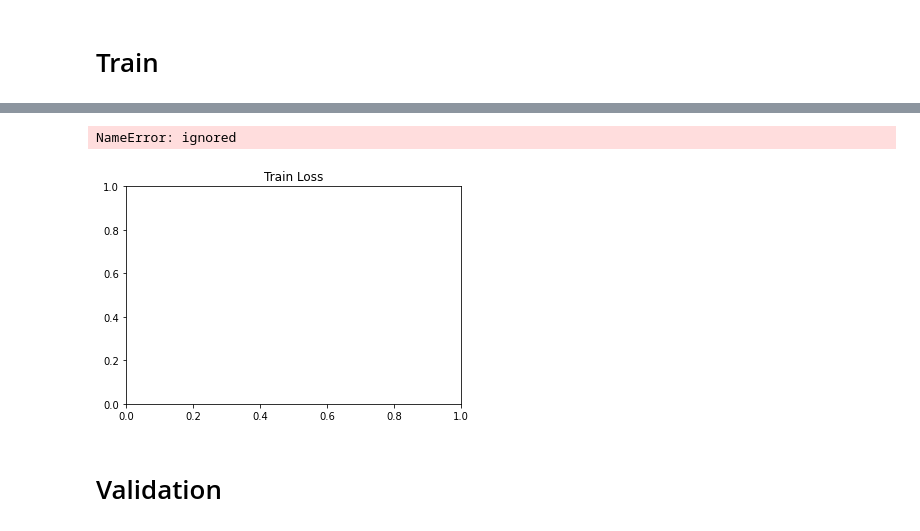
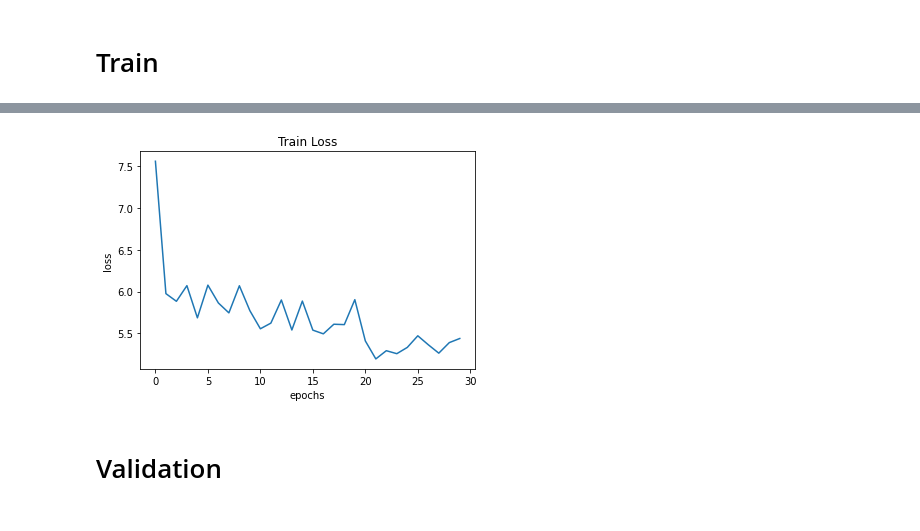
Before and after one commit to khanma1962/Fire_Detection_Fast_RCNN, a Jupyter notebook: Fire_Detection.ipynb, the cells around one changed output, grey strips where cells are left out. Saved outputs shown, nothing was run; the diff lists cells and outputs as text; code cells hidden in the pictures.

Commit message:
ran 30 epochs, loss not decreasing

```diff
--- a/Fire_Detection.ipynb
+++ b/Fire_Detection.ipynb
@@ -280,7 +276,7 @@ class FireDataset(Dataset):
 # %%
 
-batch_size = 2
-img_size = 224
+batch_size = 8
+img_size = 100
 mean = [0.485, 0.456, 0.406]
 std = [0.229, 0.224, 0.225]
 
@@ -292,6 +288,8 @@ def collate_function(batch):
 
 def get_transform(train):
     transforms = []
+    # transforms.append(T.Resize(img_size)) # resize to avoid insufficient memory
+    # transforms.append(T.CenterCrop(img_size))
     # conver PIL to Tensor
     transforms.append(T.ToTensor())
     if train:
@@ -307,7 +305,7 @@ test_dataset  = FireDataset(test_df, test_dir, get_transform(train=False) )
 train_data_loader = DataLoader(train_dataset,
                                batch_size=batch_size,
                                shuffle=True,
-                               num_workers =0,
+                               num_workers =2,
                                collate_fn = collate_function)
 
 test_data_loader = DataLoader(test_dataset,
@@ -400,16 +395,19 @@ Downloading: "https://download.pytorch.org/models/fasterrcnn_resnet50_fpn_coco-2
 # Train
 # %%
 # Training parameters
-num_epochs = 100
+num_epochs = 5 #30
 
 model.to(device)
 params = [p for p in model.parameters() if p.requires_grad]
 optimizer = torch.optim.SGD(params, lr = 0.006, momentum = 0.9, weight_decay= 0.006)
 lr_scheduler = None
-itr = 1
-
+start_time = time.time()
+total_train_loss = []
 
 for epoch in range(num_epochs):
+    star_time = timeit.timeit()
+    train_loss = []
+    model.train()
 
     for images, targets in train_data_loader:
 
@@ -421,24 +419,29 @@ for epoch in range(num_epochs):
         loss_dict = model(images, targets)
         # print(f'loss dict is {loss_dict}')
         losses = sum(loss for loss in loss_dict.values())
-        # print(f'losses are {losses} ')
-        loss_value = losses.item()
+        # print(f'diff losses are {loss_dict.keys()} ')
+        train_loss.append(losses.item())
+        # print(f"train losss is {train_loss}")
 
         optimizer.zero_grad() # to clear old gradient to zero
         losses.backward() # back prop for required_grade = True
         optimizer.step() # update parameter based on parameter.grad
 
-        if itr % 20 == 0:
-            print(f'Iterattion #{iter}  loss: {loss_value}')
+    epoch_train_loss = np.mean(train_loss)
+    total_train_loss.append(epoch_train_loss)
 
-        itr += 1
-        if lr_scheduler is not None:
-            lr_scheduler.step() # for adjusting the learning rate
+        #     print(f'Iterattion #{iter}  loss: {loss_value}')
 
-    print(f'Epoch #{epoch+1} loss: {loss_value}')
+        # itr += 1
+        # if lr_scheduler is not None:
+        #     lr_scheduler.step() # for adjusting the learning rate
+
+    print(f'Epoch #{epoch+1} loss: {epoch_train_loss}')
 
     # evaluate(model, test_data_loader, device=device )
 
+end_time = time.time()
+print(f"\n Total training time is {end_time - start_time} seconds \n")
 # save model
 torch.save(model.state_dict(), 'fasterrcnn_resnet50_fpn.pth')
 # %% [output]
@@ -462,9 +465,10 @@ Epoch #100 loss: 0.02726770006120205
 # %%
 plt.title('Train Loss')
 plt.plot(total_train_loss)
+plt.xlabel('epochs')
+plt.ylabel('loss')
 plt.show()
 # %% [output]
-NameError: ignored
-[figure, old version]
+[figure, new version]
 # %% [markdown]
 # Validation
```
Also changed, not shown: parts of 16 cells of this notebook.
